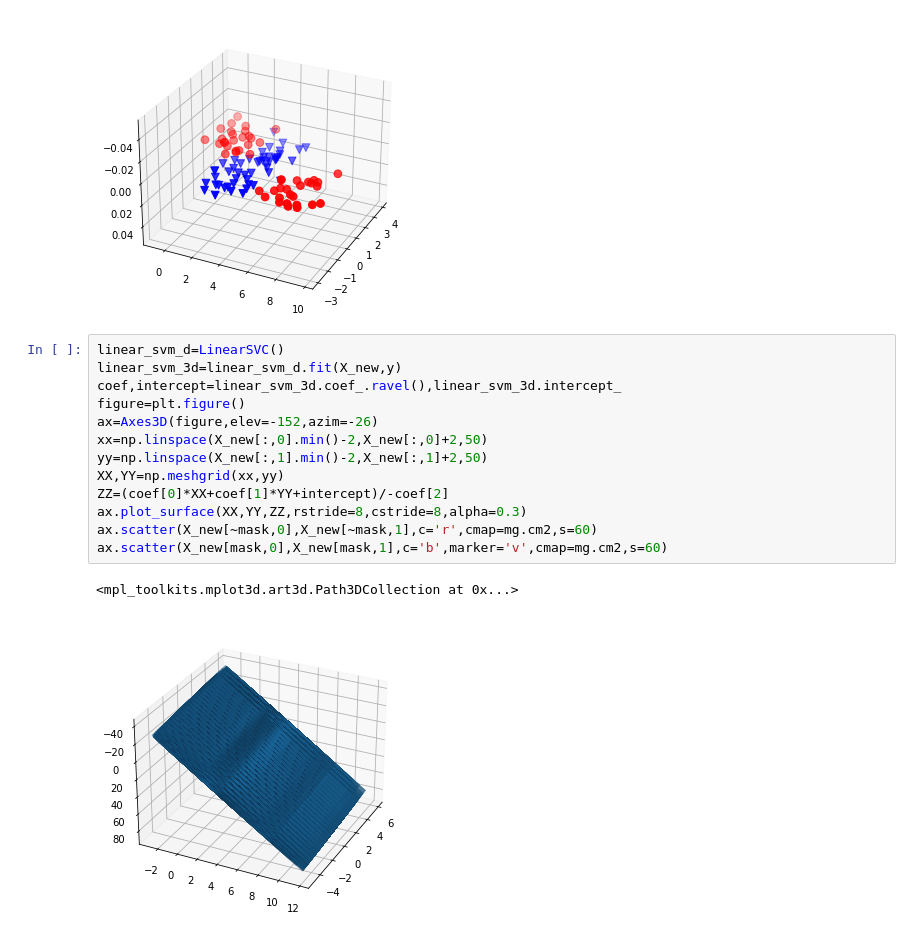
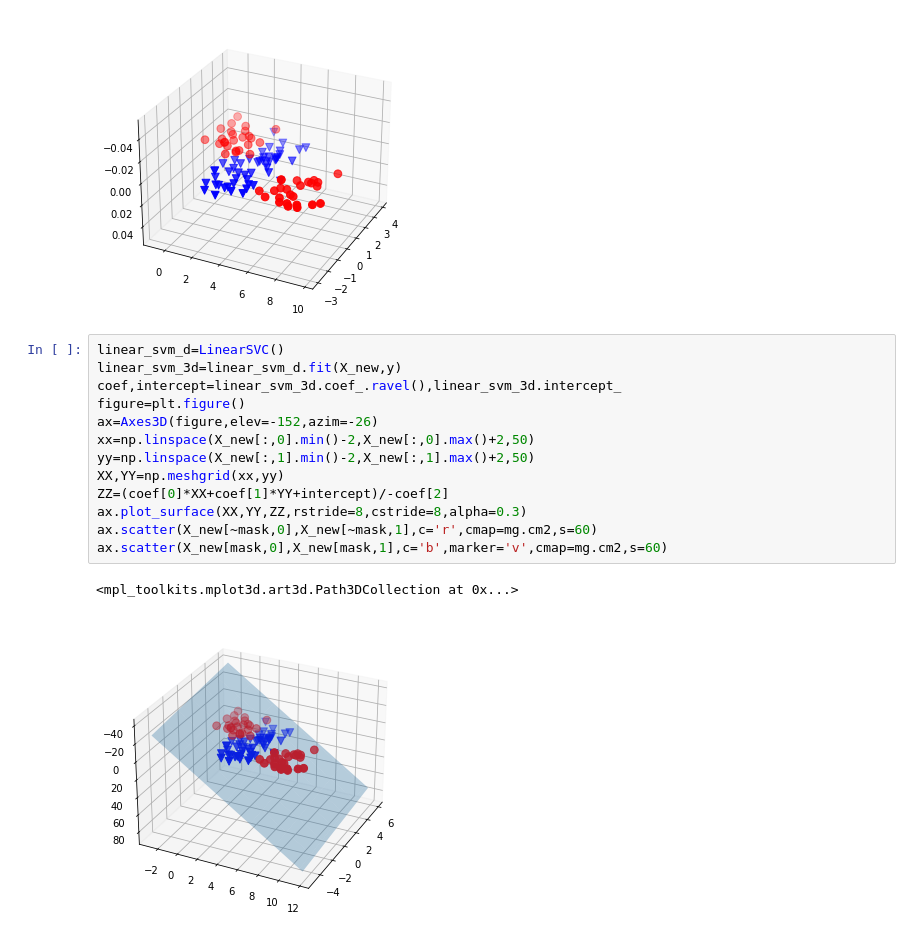
Before and after one commit to shashwatsaket46/PythonProjects, a Jupyter notebook: MachineLearningP.ipynb, the cells around one changed output. Saved outputs shown, nothing was run; the diff lists cells and outputs as text.

```diff
--- a/MachineLearningP.ipynb
+++ b/MachineLearningP.ipynb
@@ -504,16 +504,16 @@ ax.scatter(X_new[mask,0],X_new[mask,1],c='b',marker='v',cmap=mg.cm2,s=60)
 # %%
 linear_svm_d=LinearSVC()
 linear_svm_3d=linear_svm_d.fit(X_new,y)
 coef,intercept=linear_svm_3d.coef_.ravel(),linear_svm_3d.intercept_
 figure=plt.figure()
 ax=Axes3D(figure,elev=-152,azim=-26)
-xx=np.linspace(X_new[:,0].min()-2,X_new[:,0]+2,50)
-yy=np.linspace(X_new[:,1].min()-2,X_new[:,1]+2,50)
+xx=np.linspace(X_new[:,0].min()-2,X_new[:,0].max()+2,50)
+yy=np.linspace(X_new[:,1].min()-2,X_new[:,1].max()+2,50)
 XX,YY=np.meshgrid(xx,yy)
 ZZ=(coef[0]*XX+coef[1]*YY+intercept)/-coef[2]
 ax.plot_surface(XX,YY,ZZ,rstride=8,cstride=8,alpha=0.3)
 ax.scatter(X_new[~mask,0],X_new[~mask,1],c='r',cmap=mg.cm2,s=60)
 ax.scatter(X_new[mask,0],X_new[mask,1],c='b',marker='v',cmap=mg.cm2,s=60)
 # %% [output]
 <mpl_toolkits.mplot3d.art3d.Path3DCollection at 0x...>
-[figure, old version]
+[figure, new version]
```
Also changed, not shown: parts of 1 cell of this notebook.
